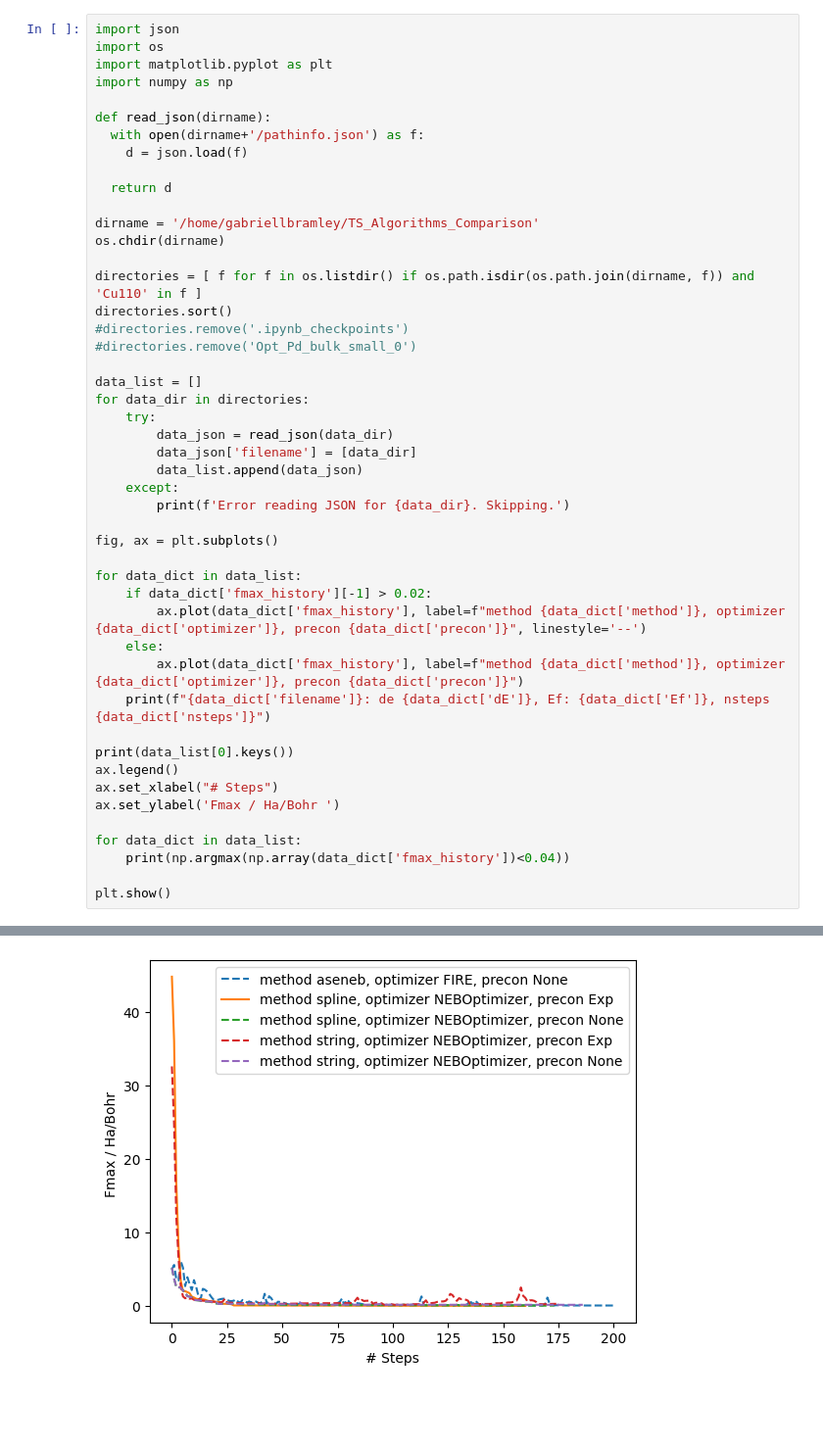
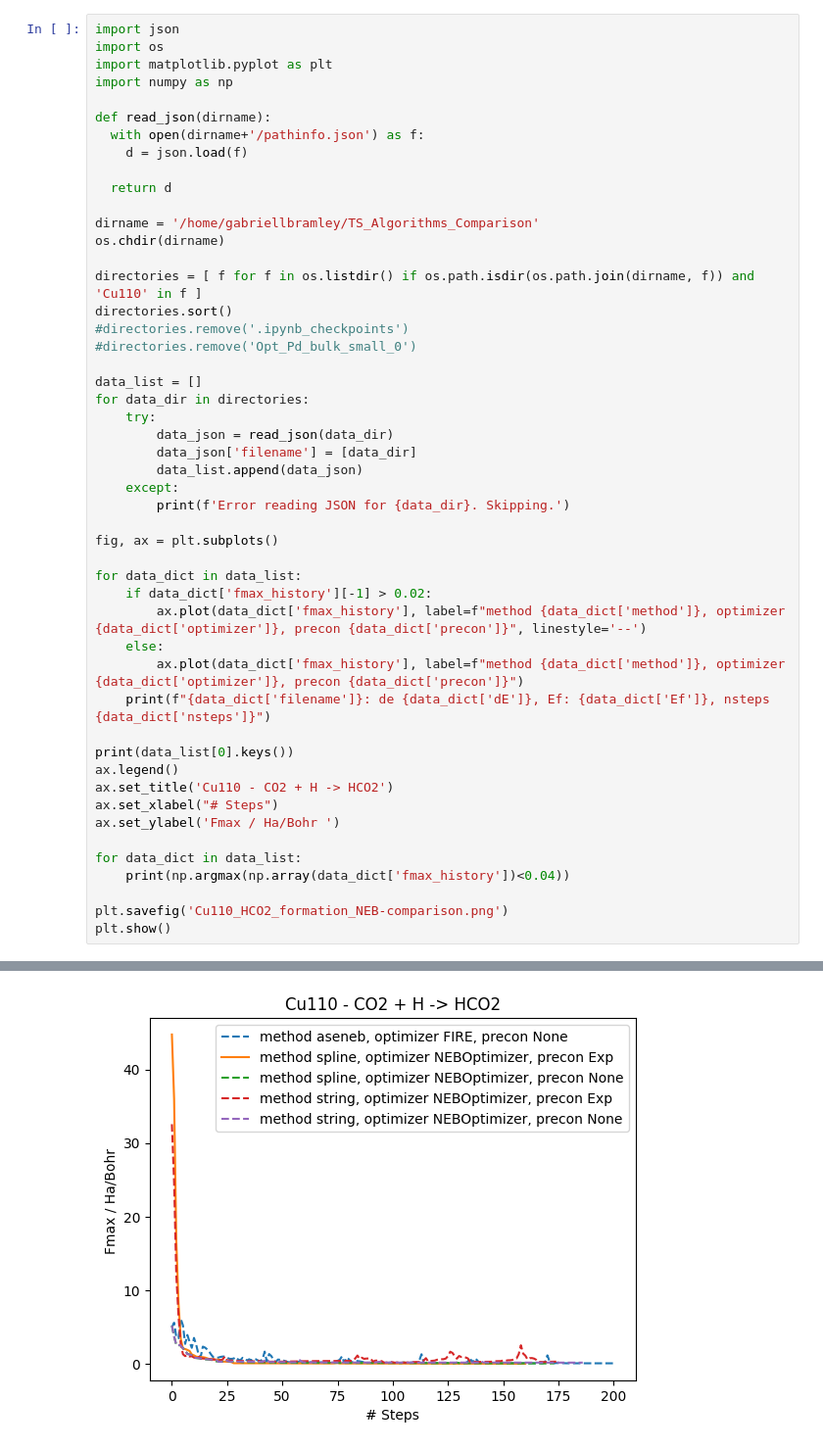
Before and after one commit to GabrielBram/MACE_ASE-NEB_tests, a Jupyter notebook: Testanalysis.ipynb, the cells around one changed output, grey strips where cells are left out. Shown at 98% size. Drawn from its saved outputs; the diff is of its cells as text; blank space fills up the shorter version.

```diff
--- a/Testanalysis.ipynb
+++ b/Testanalysis.ipynb
@@ -154,31 +157,33 @@ for data_dir in directories:
 fig, ax = plt.subplots()
 
 for data_dict in data_list:
     if data_dict['fmax_history'][-1] > 0.02:
         ax.plot(data_dict['fmax_history'], label=f"method {data_dict['method']}, optimizer {data_dict['optimizer']}, precon {data_dict['precon']}", linestyle='--')
     else:
         ax.plot(data_dict['fmax_history'], label=f"method {data_dict['method']}, optimizer {data_dict['optimizer']}, precon {data_dict['precon']}")
     print(f"{data_dict['filename']}: de {data_dict['dE']}, Ef: {data_dict['Ef']}, nsteps {data_dict['nsteps']}")
 
 print(data_list[0].keys())
 ax.legend()
+ax.set_title('Cu110 - CO2 + H -> HCO2')
 ax.set_xlabel("# Steps")
 ax.set_ylabel('Fmax / Ha/Bohr ')
 
 for data_dict in data_list:
     print(np.argmax(np.array(data_dict['fmax_history'])<0.04))
 
+plt.savefig('Cu110_HCO2_formation_NEB-comparison.png')
 plt.show()
 # %% [output]
 ['Cu110-CO2Hformation-large_MEP_aseneb_FIRE_None_None']: de -0.2919027681791704, Ef: 0.4437331613239621, nsteps 201
 ['Cu110-CO2Hformation-large_MEP_spline_NEBOptimizer_ODE_Exp']: de -0.2919027681790567, Ef: 0.4342685093515115, nsteps 161
 ['Cu110-CO2Hformation-large_MEP_spline_NEBOptimizer_ODE_None']: de -0.2919027681790567, Ef: 0.4418242902756333, nsteps 174
 ['Cu110-CO2Hformation-large_MEP_string_NEBOptimizer_ODE_Exp']: de -0.3677762478369573, Ef: 0.05231016387864429, nsteps 175
 ['Cu110-CO2Hformation-large_MEP_string_NEBOptimizer_ODE_None']: de -0.2919027681790567, Ef: 0.4624349621831243, nsteps 187
 dict_keys(['fmax_history', 'nsteps', 'method', 'optmethod', 'precon', 'optimizer', 'path', 'energies', 'fit_path', 'fit_energies', 'lines', 'Ef', 'dE', 'filename'])
 0
 111
 0
 0
 0
-[figure, old version]
+[figure, new version]
```
Also changed, not shown: parts of 2 cells of this notebook.
